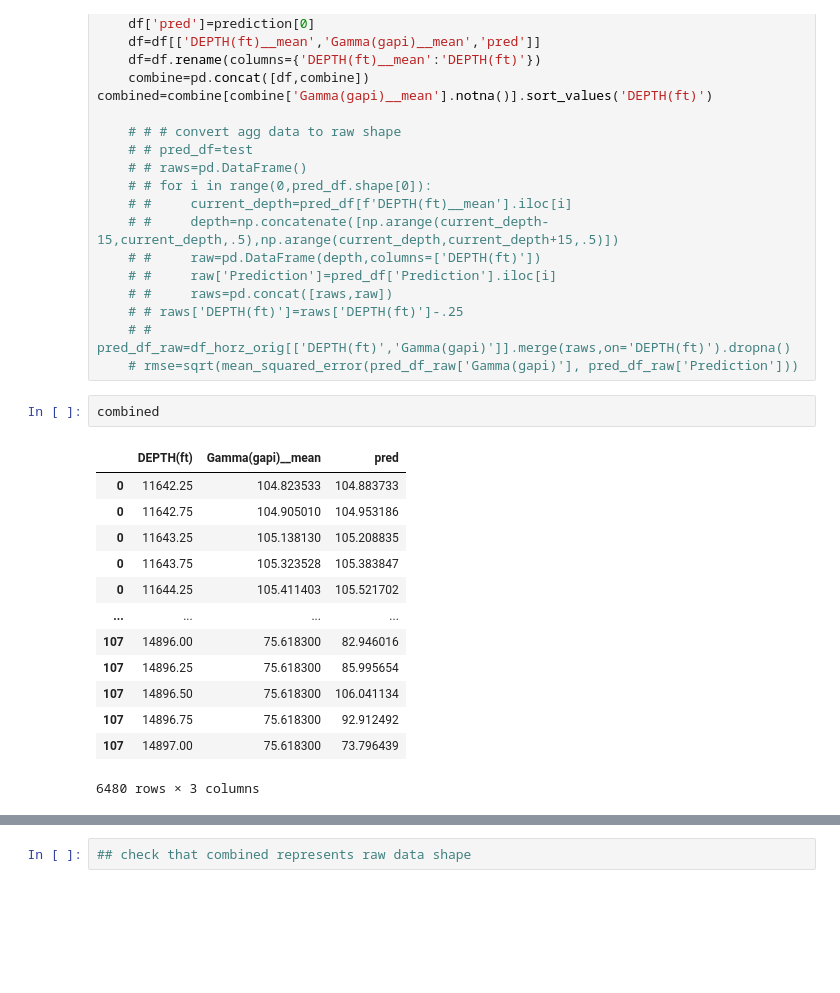
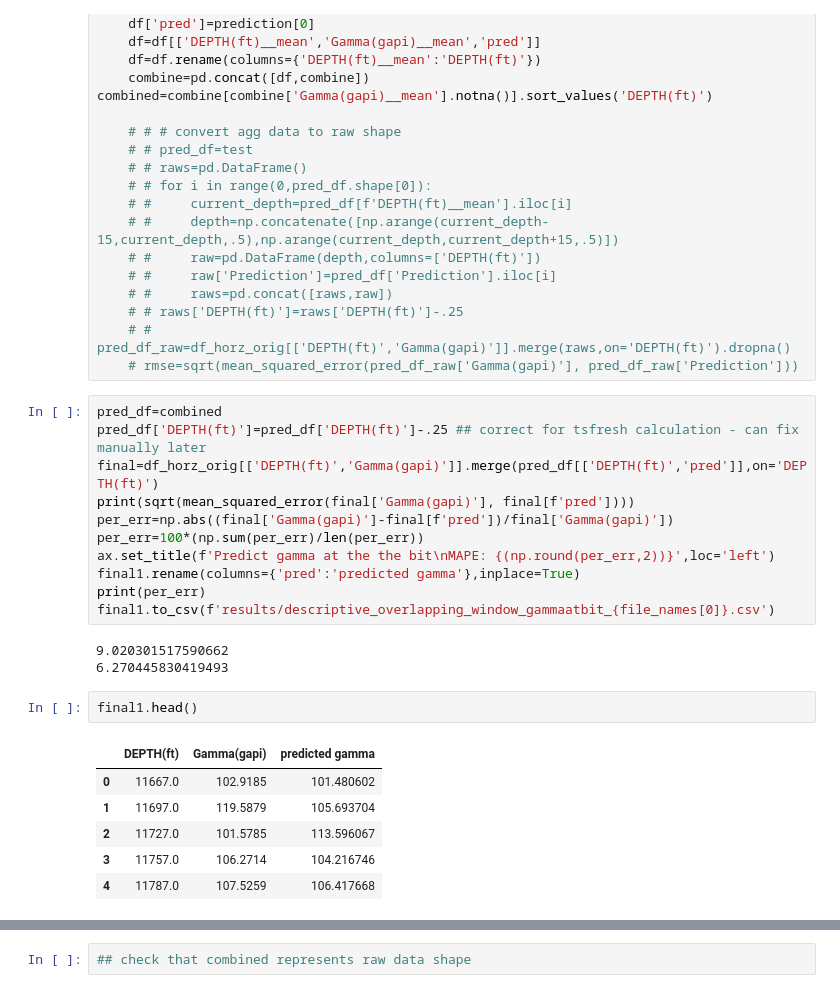
Before and after one commit to savannah-mds/quantico-energy, a Jupyter notebook: EDA/modeling_tests.ipynb, the cells around one changed output, grey strips where cells are left out. Saved outputs shown, nothing was run; the diff lists cells and outputs as text; blank space fills up the shorter version.

```diff
--- a/EDA/modeling_tests.ipynb
+++ b/EDA/modeling_tests.ipynb
@@ -387,22 +381,29 @@ combined=combine[combine['Gamma(gapi)__mean'].notna()].sort_values('DEPTH(ft)')
     # # raws['DEPTH(ft)']=raws['DEPTH(ft)']-.25
     # # pred_df_raw=df_horz_orig[['DEPTH(ft)','Gamma(gapi)']].merge(raws,on='DEPTH(ft)').dropna()
     # rmse=sqrt(mean_squared_error(pred_df_raw['Gamma(gapi)'], pred_df_raw['Prediction']))
-# %%
-combined
-# %% [output]
-|  | DEPTH(ft) | Gamma(gapi)__mean | pred |
-| 0 | 11642.25 | 104.823533 | 104.883733 |
-| 0 | 11642.75 | 104.905010 | 104.953186 |
-| 0 | 11643.25 | 105.138130 | 105.208835 |
-| 0 | 11643.75 | 105.323528 | 105.383847 |
-| 0 | 11644.25 | 105.411403 | 105.521702 |
-| ... | ... | ... | ... |
-| 107 | 14896.00 | 75.618300 | 82.946016 |
-| 107 | 14896.25 | 75.618300 | 85.995654 |
-| 107 | 14896.50 | 75.618300 | 106.041134 |
-| 107 | 14896.75 | 75.618300 | 92.912492 |
-| 107 | 14897.00 | 75.618300 | 73.796439 |
-6480 rows × 3 columns
+# %%
+pred_df=combined
+pred_df['DEPTH(ft)']=pred_df['DEPTH(ft)']-.25 ## correct for tsfresh calculation - can fix manually later
+final=df_horz_orig[['DEPTH(ft)','Gamma(gapi)']].merge(pred_df[['DEPTH(ft)','pred']],on='DEPTH(ft)')
+print(sqrt(mean_squared_error(final['Gamma(gapi)'], final[f'pred'])))
+per_err=np.abs((final['Gamma(gapi)']-final[f'pred'])/final['Gamma(gapi)'])
+per_err=100*(np.sum(per_err)/len(per_err))
+ax.set_title(f'Predict gamma at the the bit\nMAPE: {(np.round(per_err,2))}',loc='left')
+final1.rename(columns={'pred':'predicted gamma'},inplace=True)
+print(per_err)
+final1.to_csv(f'results/descriptive_overlapping_window_gammaatbit_{file_names[0]}.csv')
+# %% [output]
+9.020301517590662
+6.270445830419493
+# %%
+final1.head()
+# %% [output]
+|  | DEPTH(ft) | Gamma(gapi) | predicted gamma |
+| 0 | 11667.0 | 102.9185 | 101.480602 |
+| 1 | 11697.0 | 119.5879 | 105.693704 |
+| 2 | 11727.0 | 101.5785 | 113.596067 |
+| 3 | 11757.0 | 106.2714 | 104.216746 |
+| 4 | 11787.0 | 107.5259 | 106.417668 |
 # %%
 fig, ax=plt.subplots(figsize=(3,8))
 ax.plot(df_horz_orig['Gamma(gapi)'],df_horz_orig['DEPTH(ft)'], color='olivedrab',label='original')
```
Also changed, not shown: parts of 13 cells of this notebook, 3 other files.
